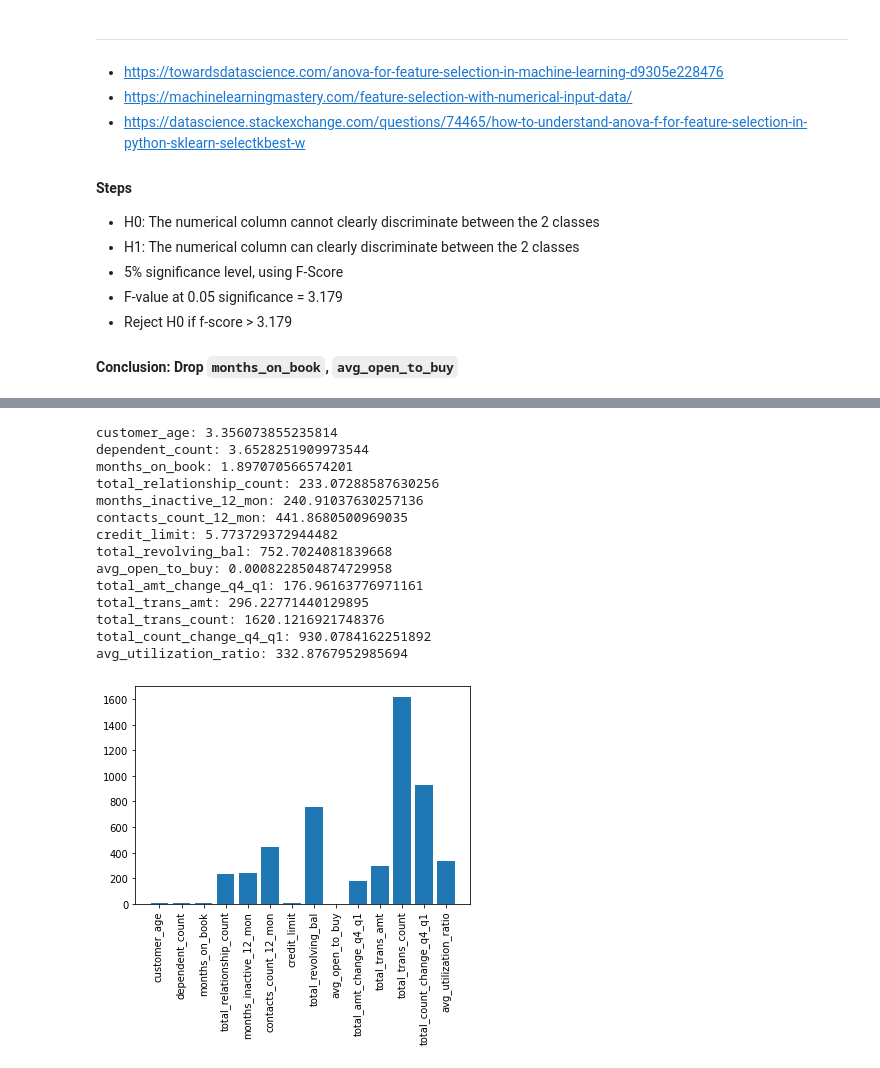
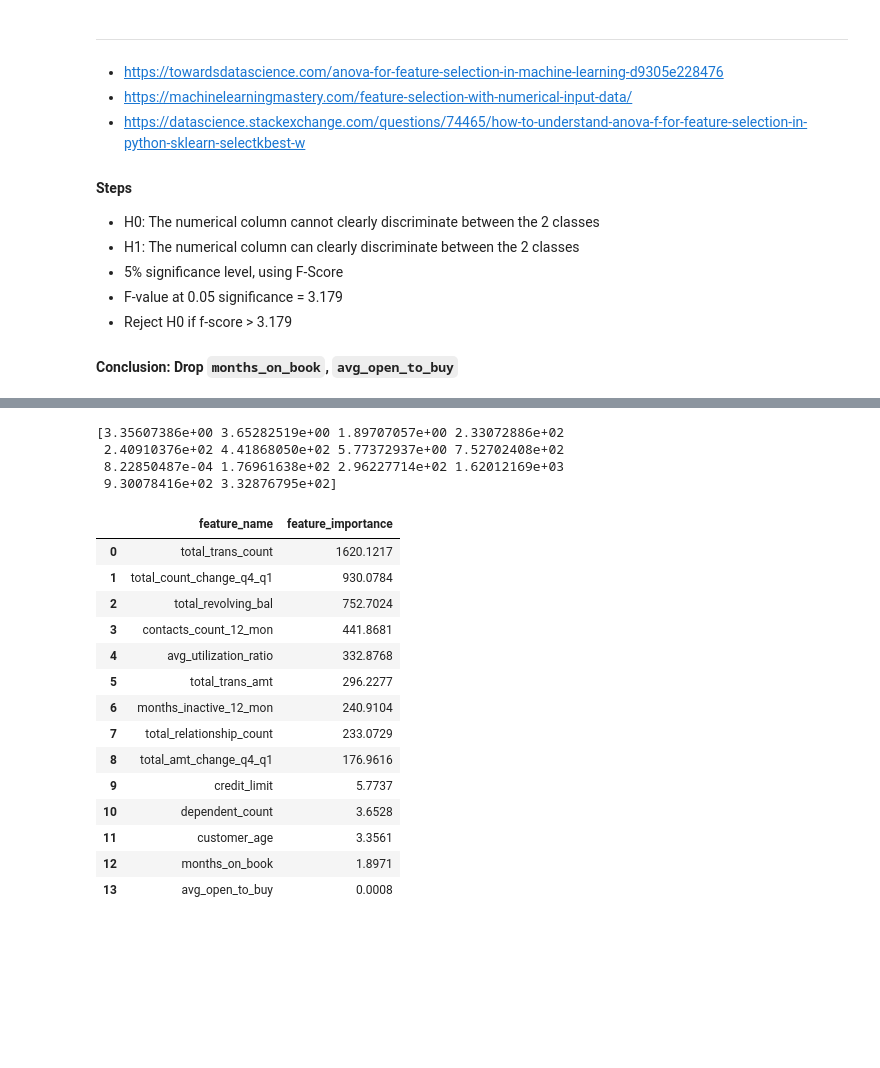
Before and after one commit to jonjonnyjonjon/introml-g2t4, a Jupyter notebook: EDA.ipynb, the cells around one changed output, grey strips where cells are left out. Saved outputs shown, nothing was run; the diff lists cells and outputs as text; code cells hidden in the pictures; blank space fills up the shorter version.

Commit message:
Added ANOVA importance code

```diff
--- a/EDA.ipynb
+++ b/EDA.ipynb
@@ -475,28 +504,48 @@ print(chi_scores[1])
+# %%
+def retrieve_feature_importance(importance, names):
+    feature_importance = np.array(importance)
+    feature_names = np.array(names)
+
+    data = {'feature_name':feature_names,'feature_importance':feature_importance}
+    feature_importance_df = pd.DataFrame(data)
+
+    feature_importance_df.sort_values(by=['feature_importance'], ascending=False, inplace=True)
+    return feature_importance_df.reset_index(drop=True)
 # %%
 x = df[numerical]
 fs = SelectKBest(k="all")
 fs.fit(x, y)
 x_fs = fs.transform(x)
-for i, score in enumerate(fs.scores_):
-    print(f"{numerical[i]}: {score}")
 
-plt.bar(numerical, fs.scores_)
-plt.xticks(rotation=90)
+print(fs.scores_)
 
-plt.show()
+results_df = retrieve_feature_importance(fs.scores_, x.columns)
+results_df
+
+# for i, score in enumerate(fs.scores_):
+#     print(f"{numerical[i]}: {score}")
+
+# plt.bar(numerical, fs.scores_)
+# plt.xticks(rotation=90)
+
+# plt.show()
 # %% [output]
-customer_age: 3.356073855235814
-dependent_count: 3.6528251909973544
-months_on_book: 1.897070566574201
-total_relationship_count: 233.07288587630256
-months_inactive_12_mon: 240.91037630257136
-contacts_count_12_mon: 441.8680500969035
-credit_limit: 5.773729372944482
-total_revolving_bal: 752.7024081839668
-avg_open_to_buy: 0.0008228504874729958
-total_amt_change_q4_q1: 176.96163776971161
-total_trans_amt: 296.22771440129895
-total_trans_count: 1620.1216921748376
-total_count_change_q4_q1: 930.0784162251892
-avg_utilization_ratio: 332.8767952985694
+[3.35607386e+00 3.65282519e+00 1.89707057e+00 2.33072886e+02
+ 2.40910376e+02 4.41868050e+02 5.77372937e+00 7.52702408e+02
+ 8.22850487e-04 1.76961638e+02 2.96227714e+02 1.62012169e+03
+ 9.30078416e+02 3.32876795e+02]
-[figure, removed]
+|  | feature_name | feature_importance |
+| 0 | total_trans_count | 1620.1217 |
+| 1 | total_count_change_q4_q1 | 930.0784 |
+| 2 | total_revolving_bal | 752.7024 |
+| 3 | contacts_count_12_mon | 441.8681 |
+| 4 | avg_utilization_ratio | 332.8768 |
+| 5 | total_trans_amt | 296.2277 |
+| 6 | months_inactive_12_mon | 240.9104 |
+| 7 | total_relationship_count | 233.0729 |
+| 8 | total_amt_change_q4_q1 | 176.9616 |
+| 9 | credit_limit | 5.7737 |
+| 10 | dependent_count | 3.6528 |
+| 11 | customer_age | 3.3561 |
+| 12 | months_on_book | 1.8971 |
+| 13 | avg_open_to_buy | 0.0008 |
```
Also changed, not shown: parts of 3 cells of this notebook.
